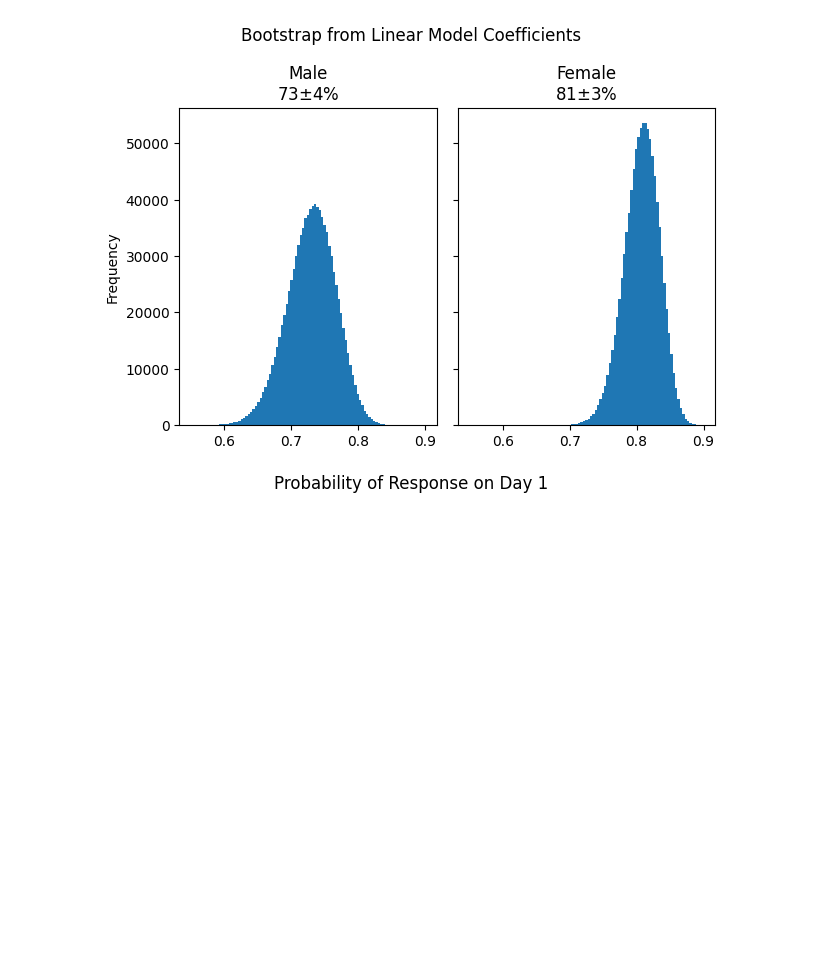
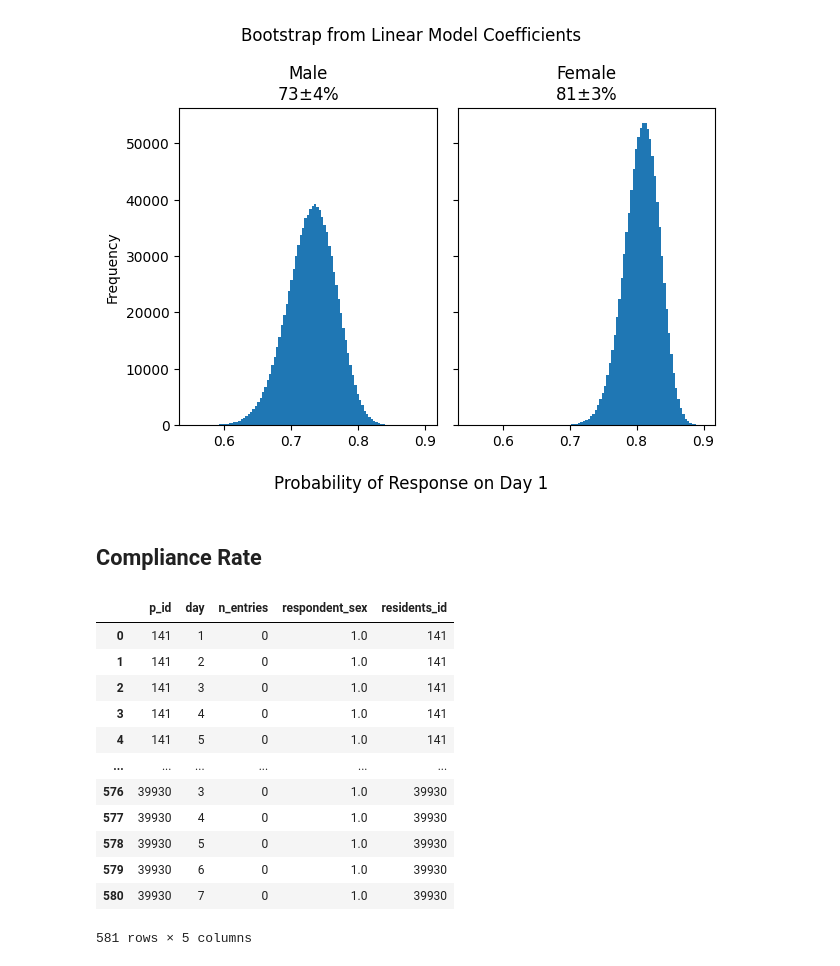
Before and after one commit to JGIBristol/seaco_smartwatch_paper, a Jupyter notebook: linear_models.ipynb, the cells around one changed output. Cells and saved outputs as stored; diff of their text form; code cells hidden in the pictures; blank space fills up the shorter version.

Commit message:
create a dataframe for the number of entries per day and compliance rate. it's slightly different numbers to what I found before I think...?

```diff
--- a/linear_models.ipynb
+++ b/linear_models.ipynb
@@ -257,3 +257,6 @@ fig.tight_layout()
 fig.savefig("outputs/imgs/bootstrap_probs.png")
 # %% [output]
 [figure]
+# %% [markdown]
+Compliance Rate
+----
@@ -259,0 +304,27 @@ fig.savefig("outputs/imgs/bootstrap_probs.png")
+# %%
+compliance_df = pd.DataFrame(
+    list(product(meal_info["p_id"].unique(), range(1, 8))), columns=["p_id", "day"]
+)
+compliance_df["n_entries"] = 0
+compliance_df = compliance_df.merge(
+    demographic_df[["respondent_sex", "residents_id"]],
+    left_on="p_id",
+    right_on="residents_id",
+    how="left",
+)
+compliance_df["respondent_sex"] -= 1
+compliance_df
+# %% [output]
+|  | p_id | day | n_entries | respondent_sex | residents_id |
+| 0 | 141 | 1 | 0 | 1.0 | 141 |
+| 1 | 141 | 2 | 0 | 1.0 | 141 |
+| 2 | 141 | 3 | 0 | 1.0 | 141 |
+| 3 | 141 | 4 | 0 | 1.0 | 141 |
+| 4 | 141 | 5 | 0 | 1.0 | 141 |
+| ... | ... | ... | ... | ... | ... |
+| 576 | 39930 | 3 | 0 | 1.0 | 39930 |
+| 577 | 39930 | 4 | 0 | 1.0 | 39930 |
+| 578 | 39930 | 5 | 0 | 1.0 | 39930 |
+| 579 | 39930 | 6 | 0 | 1.0 | 39930 |
+| 580 | 39930 | 7 | 0 | 1.0 | 39930 |
+581 rows × 5 columns
```
Also changed, not shown: parts of 5 cells of this notebook, 1 other file.
